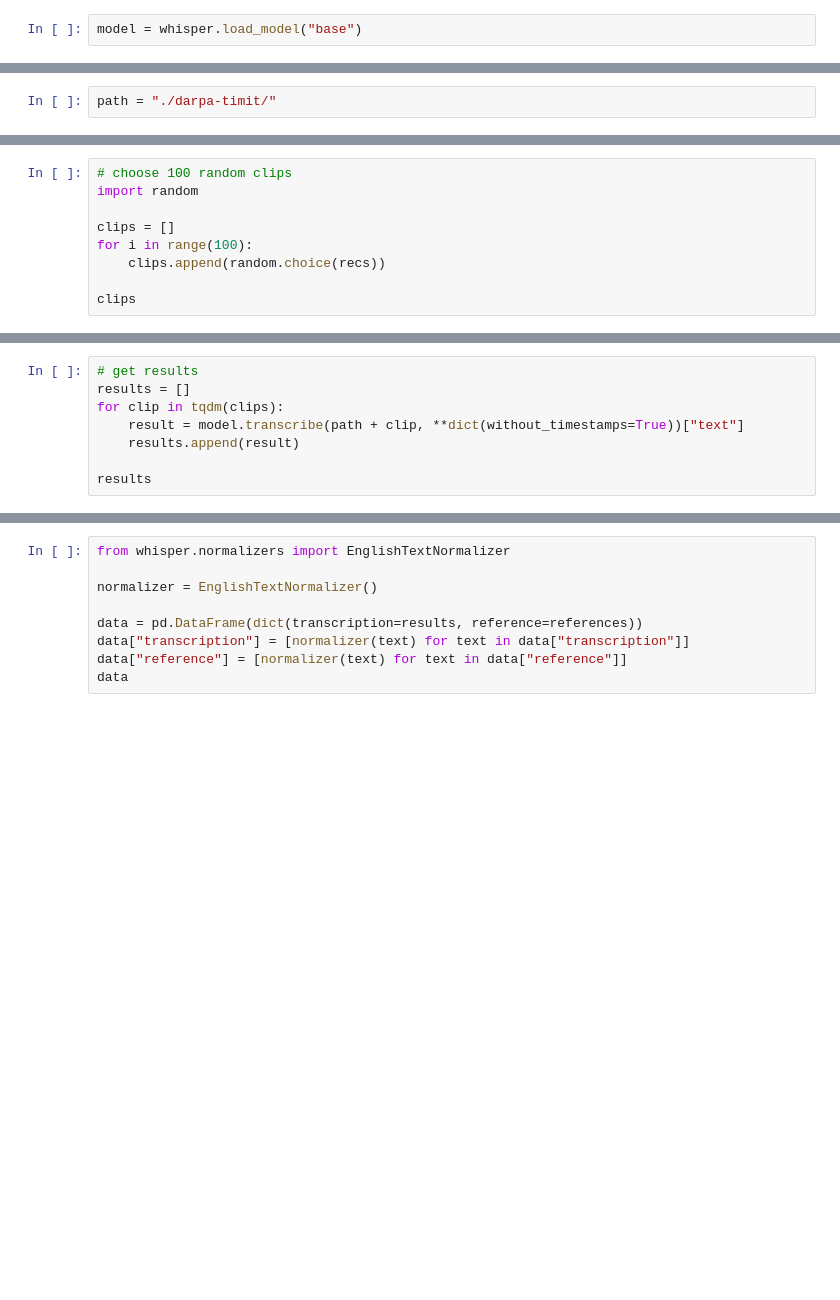
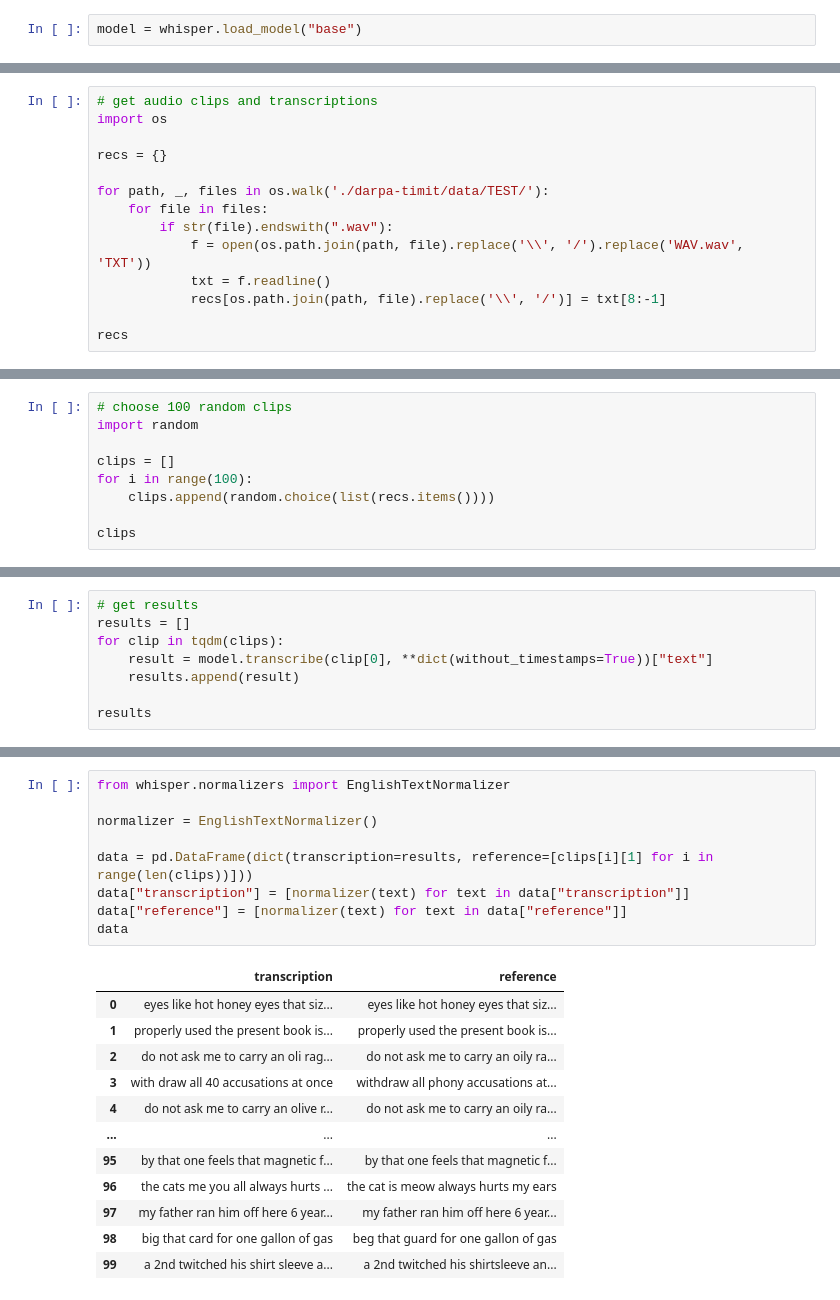
Before and after one commit to madisoncagle/cis377-fall22-whisper-project, a Jupyter notebook: darpa-timit-test.ipynb, the cells around one changed output, grey strips where cells are left out. Drawn from its saved outputs; the diff is of its cells as text; blank space fills up the shorter version.

Commit message:
Run tests on DARPA TIMIT dataset

```diff
--- a/darpa-timit-test.ipynb
+++ b/darpa-timit-test.ipynb
@@ -24,2 +32,14 @@ recs
-# %%
-path = "./darpa-timit/"
+# %%
+# get audio clips and transcriptions
+import os
+
+recs = {}
+
+for path, _, files in os.walk('./darpa-timit/data/TEST/'):
+    for file in files:
+        if str(file).endswith(".wav"):
+            f = open(os.path.join(path, file).replace('\\', '/').replace('WAV.wav', 'TXT'))
+            txt = f.readline()
+            recs[os.path.join(path, file).replace('\\', '/')] = txt[8:-1]
+
+recs
@@ -29,6 +67,6 @@ import random
 
 clips = []
 for i in range(100):
-    clips.append(random.choice(recs))
+    clips.append(random.choice(list(recs.items())))
 
 clips
@@ -36,7 +92,7 @@ clips
 # get results
 results = []
 for clip in tqdm(clips):
-    result = model.transcribe(path + clip, **dict(without_timestamps=True))["text"]
+    result = model.transcribe(clip[0], **dict(without_timestamps=True))["text"]
     results.append(result)
 
 results
@@ -43,9 +117,22 @@ results
 # %%
 from whisper.normalizers import EnglishTextNormalizer
 
 normalizer = EnglishTextNormalizer()
 
-data = pd.DataFrame(dict(transcription=results, reference=references))
+data = pd.DataFrame(dict(transcription=results, reference=[clips[i][1] for i in range(len(clips))]))
 data["transcription"] = [normalizer(text) for text in data["transcription"]]
 data["reference"] = [normalizer(text) for text in data["reference"]]
 data
+# %% [output]
+|  | transcription | reference |
+| 0 | eyes like hot honey eyes that siz... | eyes like hot honey eyes that siz... |
+| 1 | properly used the present book is... | properly used the present book is... |
+| 2 | do not ask me to carry an oli rag... | do not ask me to carry an oily ra... |
+| 3 | with draw all 40 accusations at once | withdraw all phony accusations at... |
+| 4 | do not ask me to carry an olive r... | do not ask me to carry an oily ra... |
+| ... | ... | ... |
+| 95 | by that one feels that magnetic f... | by that one feels that magnetic f... |
+| 96 | the cats me you all always hurts ... | the cat is meow always hurts my ears |
+| 97 | my father ran him off here 6 year... | my father ran him off here 6 year... |
+| 98 | big that card for one gallon of gas | beg that guard for one gallon of gas |
+| 99 | a 2nd twitched his shirt sleeve a... | a 2nd twitched his shirtsleeve an... |
```
Also changed, not shown: parts of 9 cells of this notebook, 1 other file.
